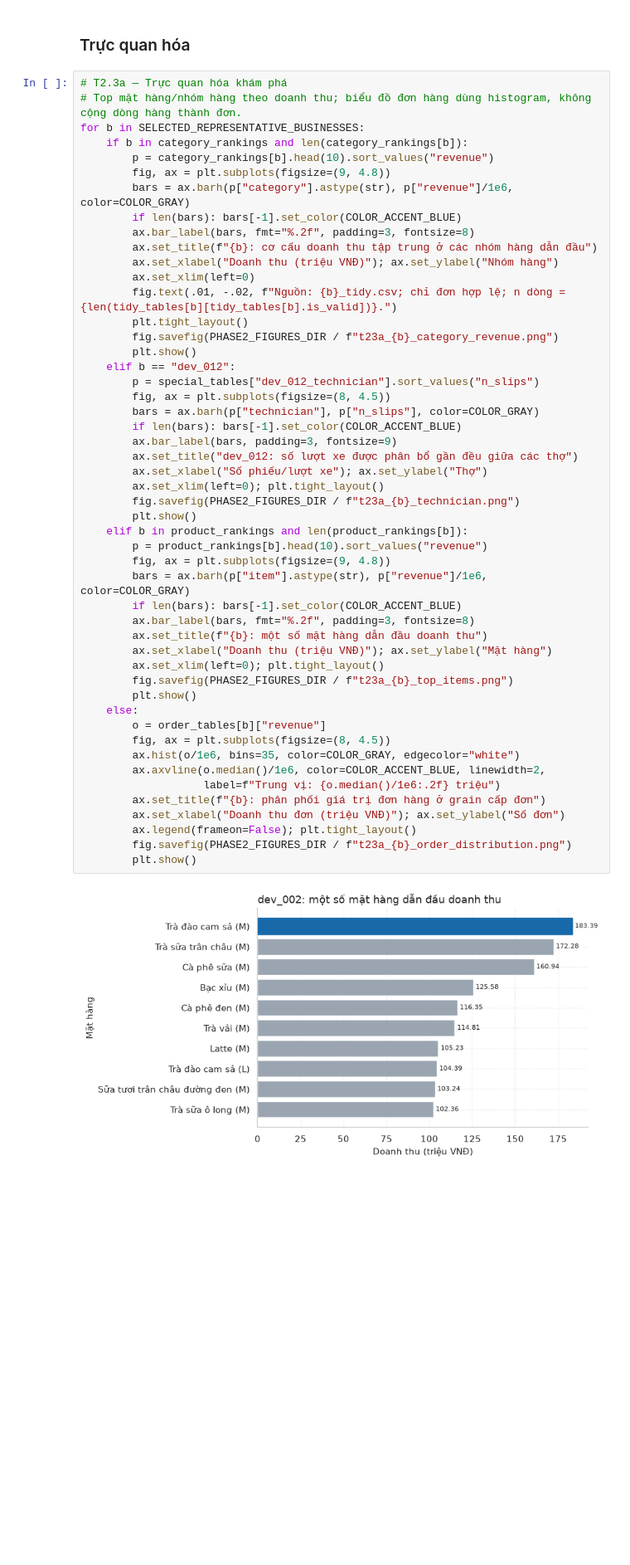
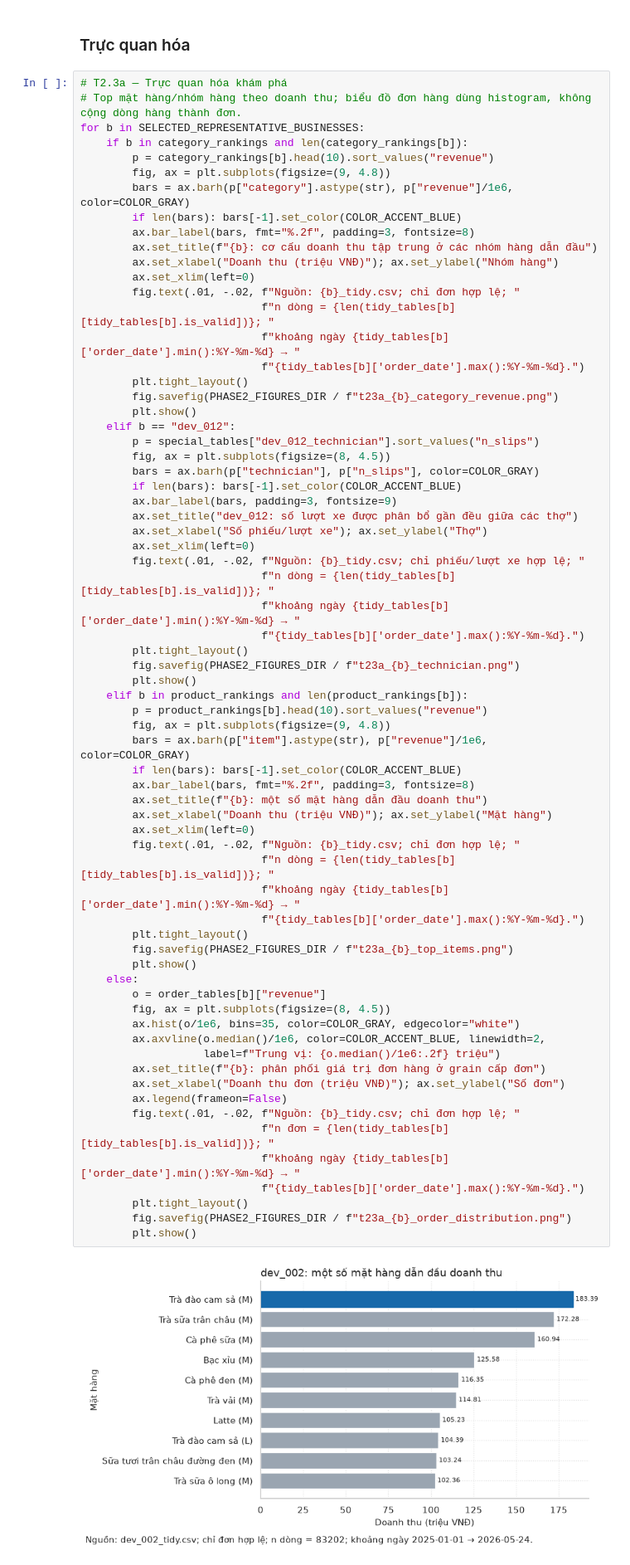
Before and after one commit to itsanhkhoi12/data-visualization-uth, a Jupyter notebook: notebook/02_business_eda.ipynb, the cells around one changed output. Shown at 83% size. Drawn from its saved outputs; the diff is of its cells as text; blank space fills up the shorter version.

```diff
--- a/notebook/02_business_eda.ipynb
+++ b/notebook/02_business_eda.ipynb
@@ -2137,7 +2166,10 @@ for b in SELECTED_REPRESENTATIVE_BUSINESSES:
         ax.set_title(f"{b}: cơ cấu doanh thu tập trung ở các nhóm hàng dẫn đầu")
         ax.set_xlabel("Doanh thu (triệu VNĐ)"); ax.set_ylabel("Nhóm hàng")
         ax.set_xlim(left=0)
-        fig.text(.01, -.02, f"Nguồn: {b}_tidy.csv; chỉ đơn hợp lệ; n dòng = {len(tidy_tables[b][tidy_tables[b].is_valid])}.")
+        fig.text(.01, -.02, f"Nguồn: {b}_tidy.csv; chỉ đơn hợp lệ; "
+                            f"n dòng = {len(tidy_tables[b][tidy_tables[b].is_valid])}; "
+                            f"khoảng ngày {tidy_tables[b]['order_date'].min():%Y-%m-%d} → "
+                            f"{tidy_tables[b]['order_date'].max():%Y-%m-%d}.")
         plt.tight_layout()
         fig.savefig(PHASE2_FIGURES_DIR / f"t23a_{b}_category_revenue.png")
         plt.show()
@@ -2145,34 +2177,49 @@ for b in SELECTED_REPRESENTATIVE_BUSINESSES:
         p = special_tables["dev_012_technician"].sort_values("n_slips")
         fig, ax = plt.subplots(figsize=(8, 4.5))
         bars = ax.barh(p["technician"], p["n_slips"], color=COLOR_GRAY)
         if len(bars): bars[-1].set_color(COLOR_ACCENT_BLUE)
         ax.bar_label(bars, padding=3, fontsize=9)
         ax.set_title("dev_012: số lượt xe được phân bổ gần đều giữa các thợ")
         ax.set_xlabel("Số phiếu/lượt xe"); ax.set_ylabel("Thợ")
-        ax.set_xlim(left=0); plt.tight_layout()
+        ax.set_xlim(left=0)
+        fig.text(.01, -.02, f"Nguồn: {b}_tidy.csv; chỉ phiếu/lượt xe hợp lệ; "
+                            f"n dòng = {len(tidy_tables[b][tidy_tables[b].is_valid])}; "
+                            f"khoảng ngày {tidy_tables[b]['order_date'].min():%Y-%m-%d} → "
+                            f"{tidy_tables[b]['order_date'].max():%Y-%m-%d}.")
+        plt.tight_layout()
         fig.savefig(PHASE2_FIGURES_DIR / f"t23a_{b}_technician.png")
         plt.show()
     elif b in product_rankings and len(product_rankings[b]):
         p = product_rankings[b].head(10).sort_values("revenue")
         fig, ax = plt.subplots(figsize=(9, 4.8))
         bars = ax.barh(p["item"].astype(str), p["revenue"]/1e6, color=COLOR_GRAY)
         if len(bars): bars[-1].set_color(COLOR_ACCENT_BLUE)
         ax.bar_label(bars, fmt="%.2f", padding=3, fontsize=8)
         ax.set_title(f"{b}: một số mặt hàng dẫn đầu doanh thu")
         ax.set_xlabel("Doanh thu (triệu VNĐ)"); ax.set_ylabel("Mặt hàng")
-        ax.set_xlim(left=0); plt.tight_layout()
+        ax.set_xlim(left=0)
+        fig.text(.01, -.02, f"Nguồn: {b}_tidy.csv; chỉ đơn hợp lệ; "
+                            f"n dòng = {len(tidy_tables[b][tidy_tables[b].is_valid])}; "
+                            f"khoảng ngày {tidy_tables[b]['order_date'].min():%Y-%m-%d} → "
+                            f"{tidy_tables[b]['order_date'].max():%Y-%m-%d}.")
+        plt.tight_layout()
         fig.savefig(PHASE2_FIGURES_DIR / f"t23a_{b}_top_items.png")
         plt.show()
     else:
         o = order_tables[b]["revenue"]
         fig, ax = plt.subplots(figsize=(8, 4.5))
         ax.hist(o/1e6, bins=35, color=COLOR_GRAY, edgecolor="white")
         ax.axvline(o.median()/1e6, color=COLOR_ACCENT_BLUE, linewidth=2,
                    label=f"Trung vị: {o.median()/1e6:.2f} triệu")
         ax.set_title(f"{b}: phân phối giá trị đơn hàng ở grain cấp đơn")
         ax.set_xlabel("Doanh thu đơn (triệu VNĐ)"); ax.set_ylabel("Số đơn")
-        ax.legend(frameon=False); plt.tight_layout()
+        ax.legend(frameon=False)
+        fig.text(.01, -.02, f"Nguồn: {b}_tidy.csv; chỉ đơn hợp lệ; "
+                            f"n đơn = {len(tidy_tables[b][tidy_tables[b].is_valid])}; "
+                            f"khoảng ngày {tidy_tables[b]['order_date'].min():%Y-%m-%d} → "
+                            f"{tidy_tables[b]['order_date'].max():%Y-%m-%d}.")
+        plt.tight_layout()
         fig.savefig(PHASE2_FIGURES_DIR / f"t23a_{b}_order_distribution.png")
         plt.show()
 # %% [output]
-[figure, old version]
+[figure, new version]
```
Also changed, not shown: parts of 16 cells of this notebook, 4 other files.
